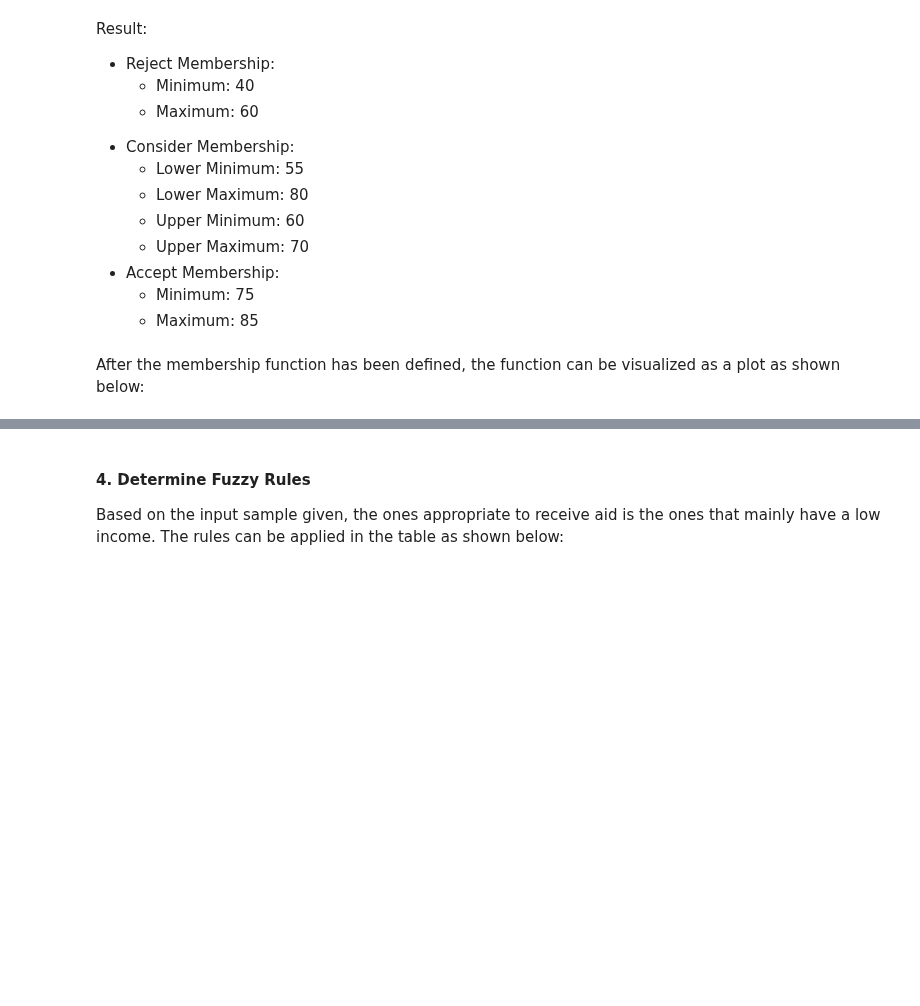
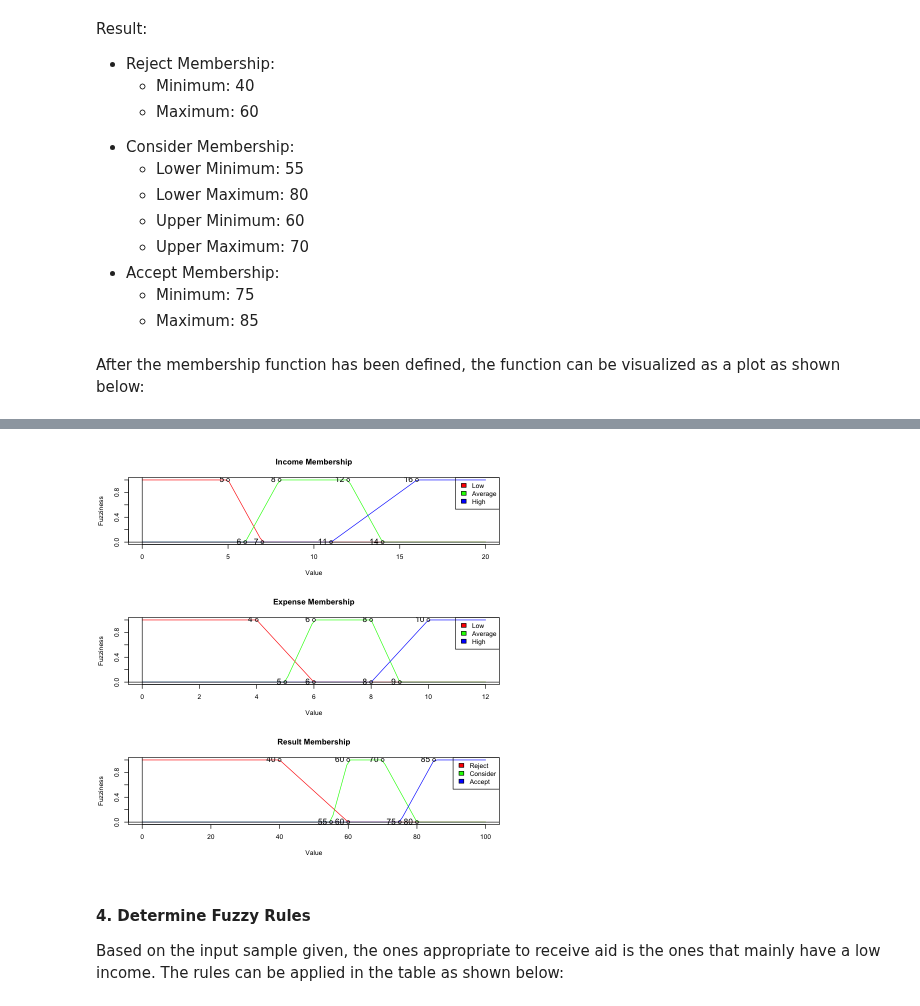
Before and after one commit to zaRizk7/fuzzy-logic, a Jupyter notebook: fuzzy-logic.ipynb, the cells around one changed output, grey strips where cells are left out. Drawn from its saved outputs; the diff is of its cells as text; code cells hidden in the pictures; blank space fills up the shorter version.

```diff
--- a/fuzzy-logic.ipynb
+++ b/fuzzy-logic.ipynb
@@ -236,3 +200,73 @@ abline(v = 0)
+# %%
+# Income membership range value
+income_x <- c(5, 6, 7, 8, 11, 12, 14, 16)
+income_sequence <- seq(0, 20, length.out = 100)
+income_sequence.low <- sapply(income_sequence, income_membership.low)
+income_sequence.average <- sapply(income_sequence, income_membership.average)
+income_sequence.high <- sapply(income_sequence, income_membership.high)
+
+# Expense membership range value
+expense_x <- c(4, 5, 6, 6, 8, 8, 9, 10)
+expense_sequence <- seq(0, 12, length.out = 100)
+expense_sequence.low <- sapply(expense_sequence, expense_membership.low)
+expense_sequence.average <- sapply(expense_sequence, expense_membership.average)
+expense_sequence.high <- sapply(expense_sequence, expense_membership.high)
+
+# Result membership range value
+result_x <- c(40, 55, 60, 60, 75, 70, 80, 85)
+result_sequence <- seq(0, 100, length.out = 100)
+result_sequence.reject <- sapply(result_sequence, result_membership.reject)
+result_sequence.consider <- sapply(result_sequence, result_membership.consider)
+result_sequence.accept <- sapply(result_sequence, result_membership.accept)
+
+# Income, expense, result, and color label
+income_expense_label <- c('Low', 'Average', 'High')
+result_label <- c('Reject', 'Consider', 'Accept')
+color_label <- c('red', 'green', 'blue')
+
+# y axis value
+y <- c(1, 0, 0, 1, 0, 1, 0, 1)
+
+# 3x1 plot grouping
+par(mfrow = c(3, 1))
+
+# Plot income membership
+plot(income_sequence, income_sequence.low, type = "l",
+     ylab = "Fuzziness", xlab = "Value", col = "red")
+lines(income_sequence, income_sequence.average, col = "green")
+lines(income_sequence, income_sequence.high, col = "blue")
+title("Income Membership")
+points(income_x, y)
+text(income_x, y, income_x, cex = 1.25, pos = 2)
+legend('topright', legend=income_expense_label, fill=color_label)
+abline(h = 0)
+abline(v = 0)
+
+# Plot expense membership
+plot(expense_sequence, expense_sequence.low, type = "l",
+     ylab = "Fuzziness", xlab = "Value", col = "red")
+lines(expense_sequence, expense_sequence.average, col = "green")
+lines(expense_sequence, expense_sequence.high, col = "blue")
+title("Expense Membership")
+points(expense_x, y)
+text(expense_x, y, expense_x, cex = 1.25, pos = 2)
+legend('topright', legend=income_expense_label, fill=color_label)
+abline(h = 0)
+abline(v = 0)
+
+# Plot result membership
+plot(result_sequence, result_sequence.reject, type = "l",
+     ylab = "Fuzziness", xlab = "Value", col = "red")
+lines(result_sequence, result_sequence.consider, col = "green")
+lines(result_sequence, result_sequence.accept, col = "blue")
+title("Result Membership")
+points(result_x, y)
+text(result_x, y, result_x, cex = 1.25, pos = 2)
+legend('topright', legend=result_label, fill=color_label)
+abline(h = 0)
+abline(v = 0)
+# %% [output]
+[figure, added]
 # %% [markdown]
 #### 4. Determine Fuzzy Rules
 Based on the input sample given, the ones appropriate to receive aid is the ones that mainly have a low income. The rules can be applied in the table as shown below:
```
Also changed, not shown: parts of 20 cells of this notebook, 2 other files.
